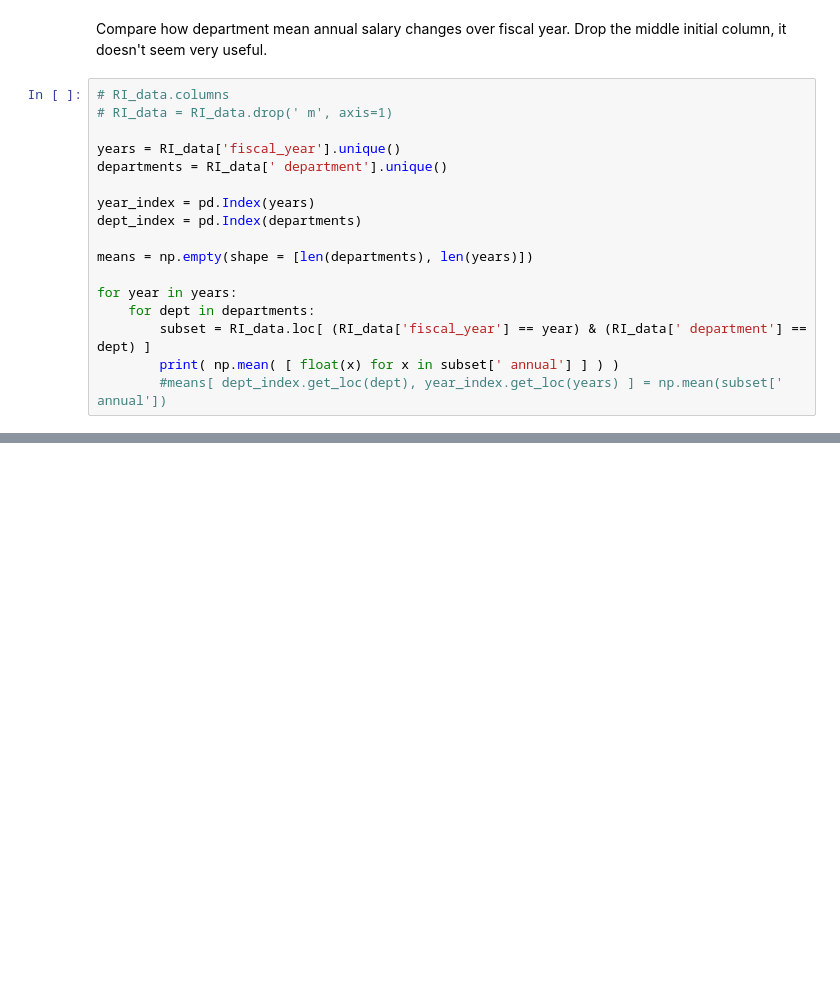
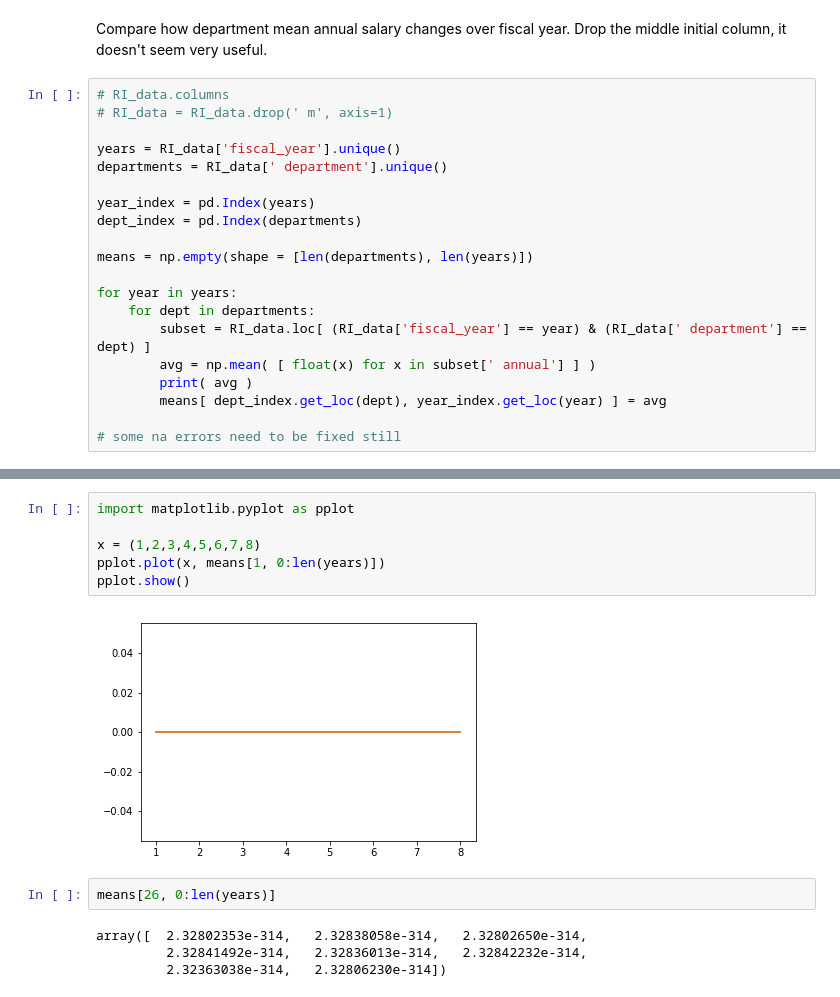
Before and after one commit to Kodyak/TDI-challenge, a Jupyter notebook: TDI Challenge Project Proposal.ipynb, the cells around one changed output, grey strips where cells are left out. Drawn from its saved outputs; the diff is of its cells as text; blank space fills up the shorter version.

```diff
--- a/TDI Challenge Project Proposal.ipynb
+++ b/TDI Challenge Project Proposal.ipynb
@@ -66,6 +36,9 @@ means = np.empty(shape = [len(departments), len(years)])
 for year in years:
     for dept in departments:
         subset = RI_data.loc[ (RI_data['fiscal_year'] == year) & (RI_data[' department'] == dept) ]
-        print( np.mean( [ float(x) for x in subset[' annual'] ] ) )
-        #means[ dept_index.get_loc(dept), year_index.get_loc(years) ] = np.mean(subset[' annual'])
+        avg = np.mean( [ float(x) for x in subset[' annual'] ] )
+        print( avg )
+        means[ dept_index.get_loc(dept), year_index.get_loc(year) ] = avg
+
+# some na errors need to be fixed still
 # %% [output]
@@ -111,0 +54,14 @@ RI_data.head()
+# %%
+import matplotlib.pyplot as pplot
+
+x = (1,2,3,4,5,6,7,8)
+pplot.plot(x, means[1, 0:len(years)])
+pplot.show()
+# %% [output]
+[figure, added]
+# %%
+means[26, 0:len(years)]
+# %% [output]
+array([  2.32802353e-314,   2.32838058e-314,   2.32802650e-314,
+         2.32841492e-314,   2.32836013e-314,   2.32842232e-314,
+         2.32363038e-314,   2.32806230e-314])
```
Also changed, not shown: parts of 6 cells of this notebook.
